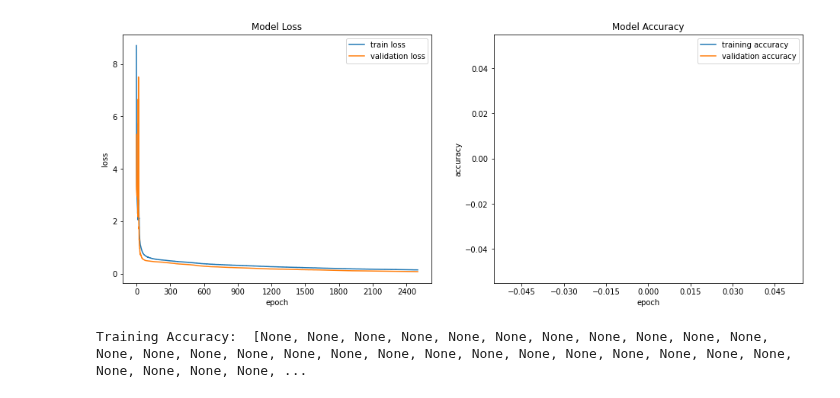
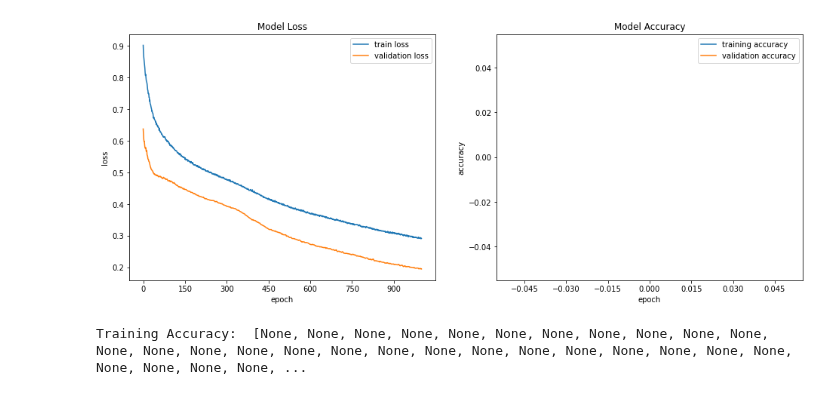
Before and after one commit to p-owens/MAI, a Jupyter notebook: MAI.ipynb, the cells around one changed output. Saved outputs shown, nothing was run; the diff lists cells and outputs as text; code cells hidden in the pictures.

```diff
--- a/MAI.ipynb
+++ b/MAI.ipynb
@@ -166,15 +153,15 @@ _________________________________________________________________
 # %%
 pltCallBack = PlotLossAccuracy()
 
 # and train
 history = model.fit(x_train, y_train,
-                    batch_size=4096, epochs=2500,
+                    batch_size=4096, epochs=1000,
                     validation_data=(x_val, y_val),
                     callbacks=[pltCallBack])
 
 
 #callbacks=[pltCallBack]
 # %% [output]
-[figure, old version]
+[figure, new version]
 Training Accuracy:  [None, None, None, None, None, None, None, None, None, None, None, None, None, None, None, None, None, None, None, None, None, None, None, None, None, None, None, None, None, None, ...
 # %%
```
Also changed, not shown: parts of 5 cells of this notebook.
